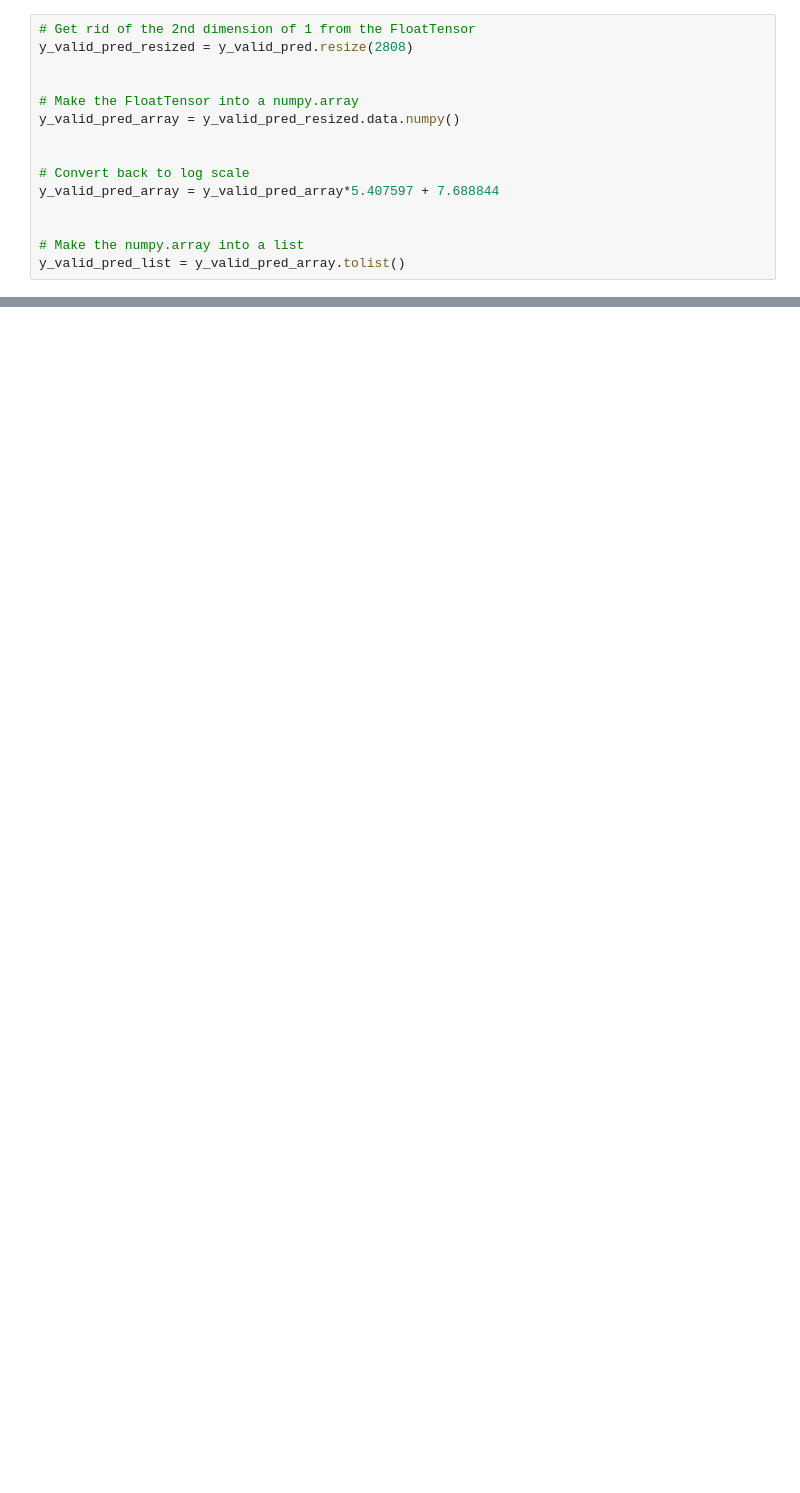
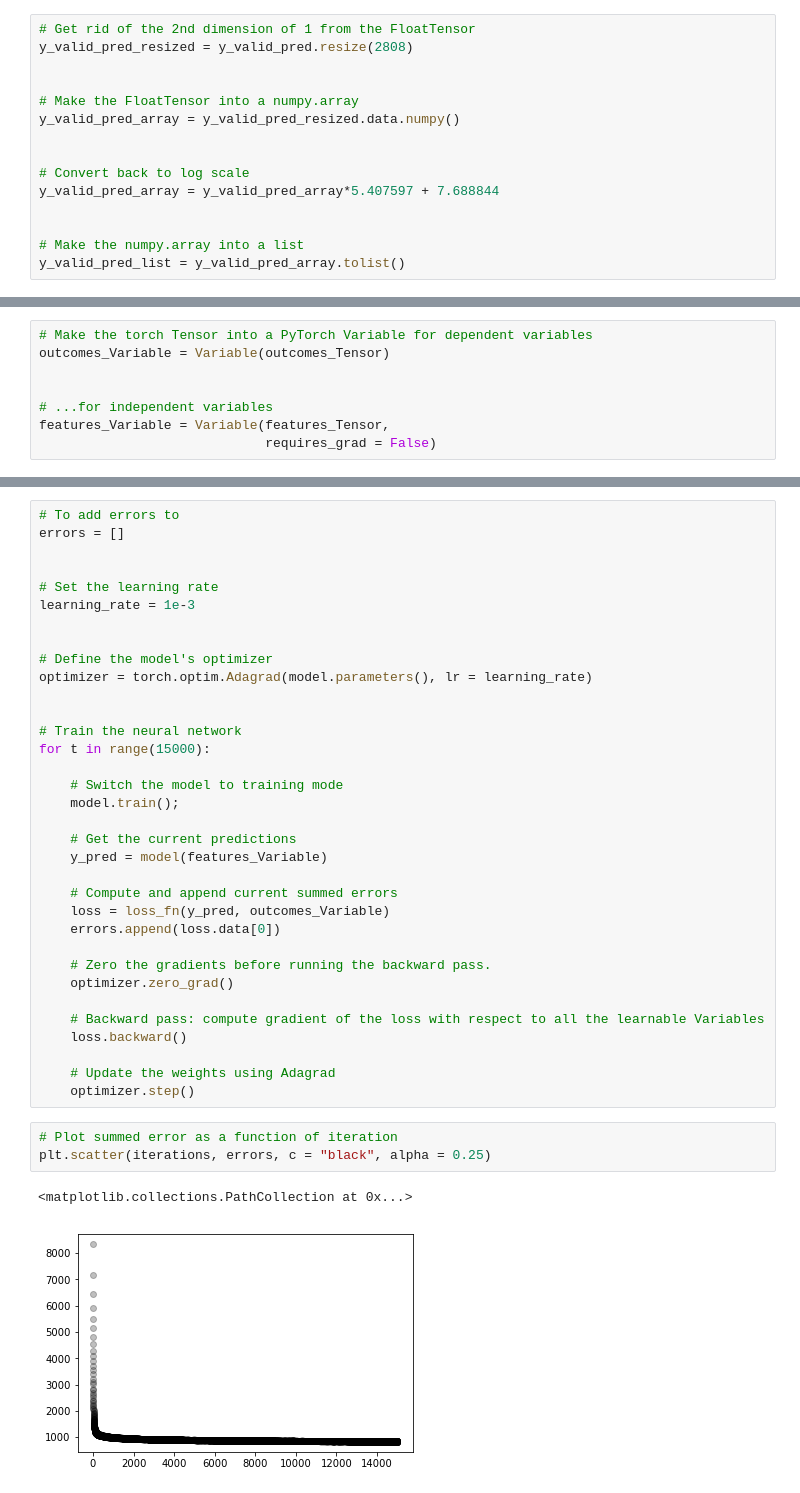
Before and after one commit to jdiaz4302/tornadoesr, a Jupyter notebook: Complete_Workflow/20_very_wide_holistic_models_no_zeros_dropout.ipynb, the cells around one changed output, grey strips where cells are left out. Drawn from its saved outputs; the diff is of its cells as text; blank space fills up the shorter version.

```diff
--- a/Complete_Workflow/20_very_wide_holistic_models_no_zeros_dropout.ipynb
+++ b/Complete_Workflow/20_very_wide_holistic_models_no_zeros_dropout.ipynb
@@ -1059,0 +1159,8 @@ axes.set_title("Model Performance")
+# %%
+# Make the torch Tensor into a PyTorch Variable for dependent variables
+outcomes_Variable = Variable(outcomes_Tensor)
+
+
+# ...for independent variables
+features_Variable = Variable(features_Tensor,
+                             requires_grad = False)
@@ -1059,0 +1176,40 @@ axes.set_title("Model Performance")
+# %%
+# To add errors to
+errors = []
+
+
+# Set the learning rate
+learning_rate = 1e-3
+
+
+# Define the model's optimizer
+optimizer = torch.optim.Adagrad(model.parameters(), lr = learning_rate)
+
+
+# Train the neural network
+for t in range(15000):
+
+    # Switch the model to training mode
+    model.train();
+
+    # Get the current predictions
+    y_pred = model(features_Variable)
+
+    # Compute and append current summed errors
+    loss = loss_fn(y_pred, outcomes_Variable)
+    errors.append(loss.data[0])
+
+    # Zero the gradients before running the backward pass.
+    optimizer.zero_grad()
+
+    # Backward pass: compute gradient of the loss with respect to all the learnable Variables
+    loss.backward()
+
+    # Update the weights using Adagrad
+    optimizer.step()
+# %%
+# Plot summed error as a function of iteration
+plt.scatter(iterations, errors, c = "black", alpha = 0.25)
+# %% [output]
+<matplotlib.collections.PathCollection at 0x...>
+[figure, added]
```
Also changed, not shown: parts of 39 cells of this notebook.
